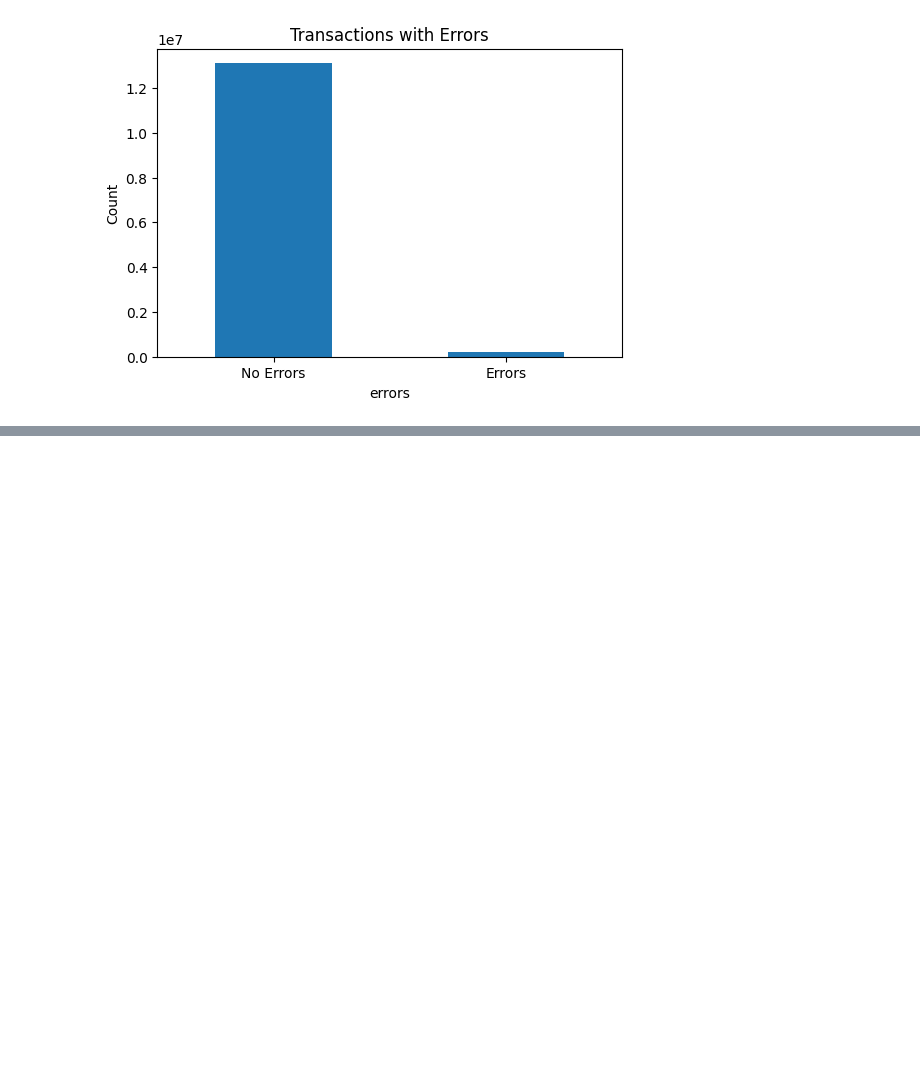
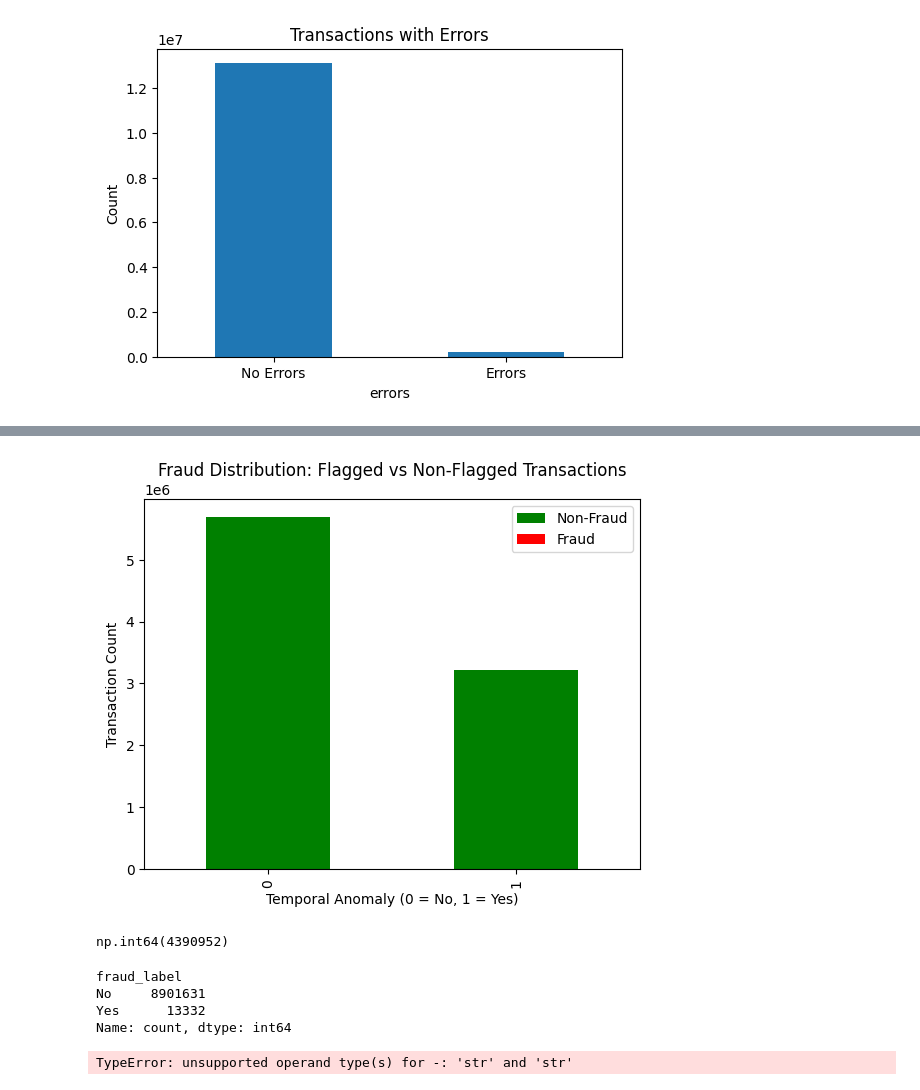
Before and after one commit to SOURAVSHEEL/Fraud-Detection-, a Jupyter notebook: notebooks/data_exploration_merged_data.ipynb, the cells around one changed output, grey strips where cells are left out. Saved outputs shown, nothing was run; the diff lists cells and outputs as text; code cells hidden in the pictures; blank space fills up the shorter version.

```diff
--- a/notebooks/data_exploration_merged_data.ipynb
+++ b/notebooks/data_exploration_merged_data.ipynb
@@ -717,0 +829,36 @@ plt.show()
+# %%
+# Fraud distribution: Flagged vs Non-Flagged
+fraud_distribution = df.groupby(['temporal_anomaly', 'fraud_label']).size().unstack()
+
+fraud_distribution.plot(kind='bar', stacked=True, color=['green', 'red'])
+plt.title('Fraud Distribution: Flagged vs Non-Flagged Transactions')
+plt.xlabel('Temporal Anomaly (0 = No, 1 = Yes)')
+plt.ylabel('Transaction Count')
+plt.legend(['Non-Fraud', 'Fraud'])
+plt.show()
+# %% [output]
+[figure, added]
+# %%
+df['fraud_label'].isnull().sum()
+# %% [output]
+np.int64(4390952)
+# %%
+df['fraud_label'].value_counts()
+# %% [output]
+fraud_label
+No     8901631
+Yes      13332
+Name: count, dtype: int64
+# %%
+Q1 = df.quantile(0.25)
+Q3 = df.quantile(0.75)
+IQR = Q3 - Q1
+
+# Define lower and upper bounds for outlier detection
+lower_bound = Q1 - 1.5 * IQR
+upper_bound = Q3 + 1.5 * IQR
+
+# Filter out the outliers
+df_cleaned = df[~((df < lower_bound) | (df > upper_bound)).any(axis=1)]
+# %% [output]
+TypeError: unsupported operand type(s) for -: 'str' and 'str'
```
Also changed, not shown: parts of 14 cells of this notebook, 4 other files.
